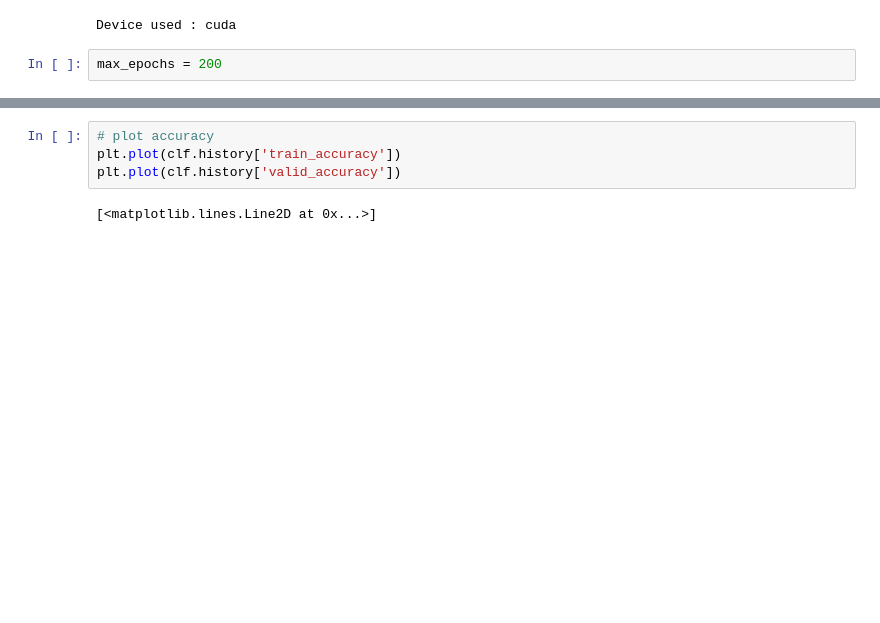
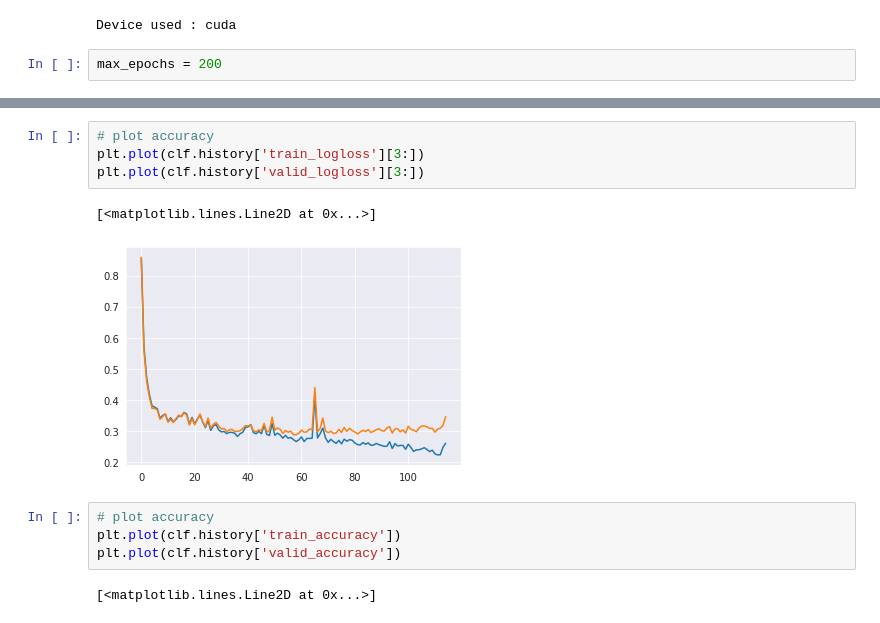
Before and after one commit to NadezhdaMalysheva/Classification-of-star-galaxy-and-quasar, a Jupyter notebook: TabNet_SDSS.ipynb, the cells around one changed output, grey strips where cells are left out. Drawn from its saved outputs; the diff is of its cells as text; blank space fills up the shorter version.

```diff
--- a/TabNet_SDSS.ipynb
+++ b/TabNet_SDSS.ipynb
@@ -685,3 +717,10 @@ plt.plot(clf.history['loss'])
+# %%
+# plot accuracy
+plt.plot(clf.history['train_logloss'][3:])
+plt.plot(clf.history['valid_logloss'][3:])
+# %% [output]
+[<matplotlib.lines.Line2D at 0x...>]
+[figure, added]
 # %%
 # plot accuracy
 plt.plot(clf.history['train_accuracy'])
```
Also changed, not shown: parts of 37 cells of this notebook.
